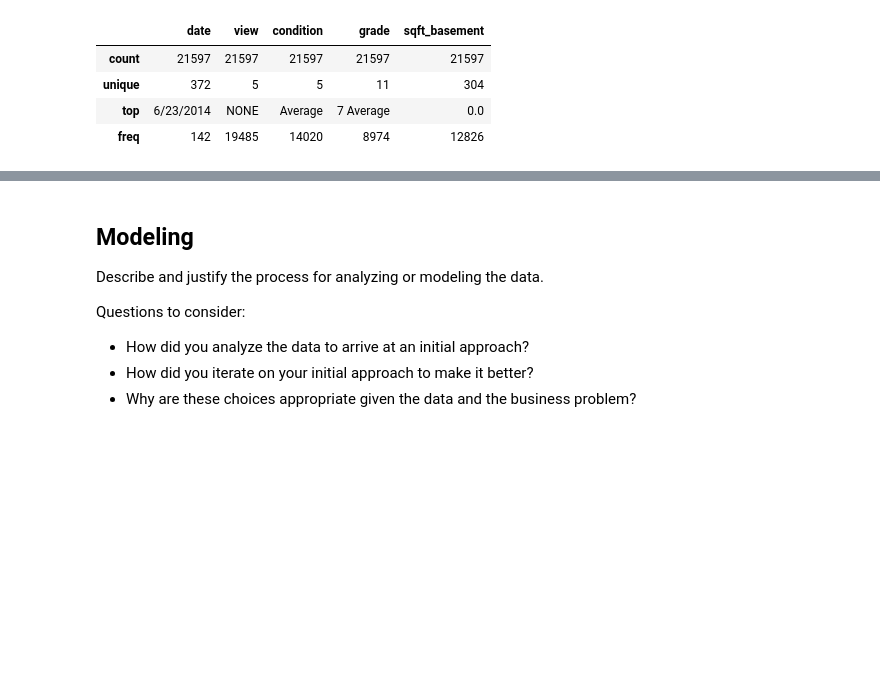
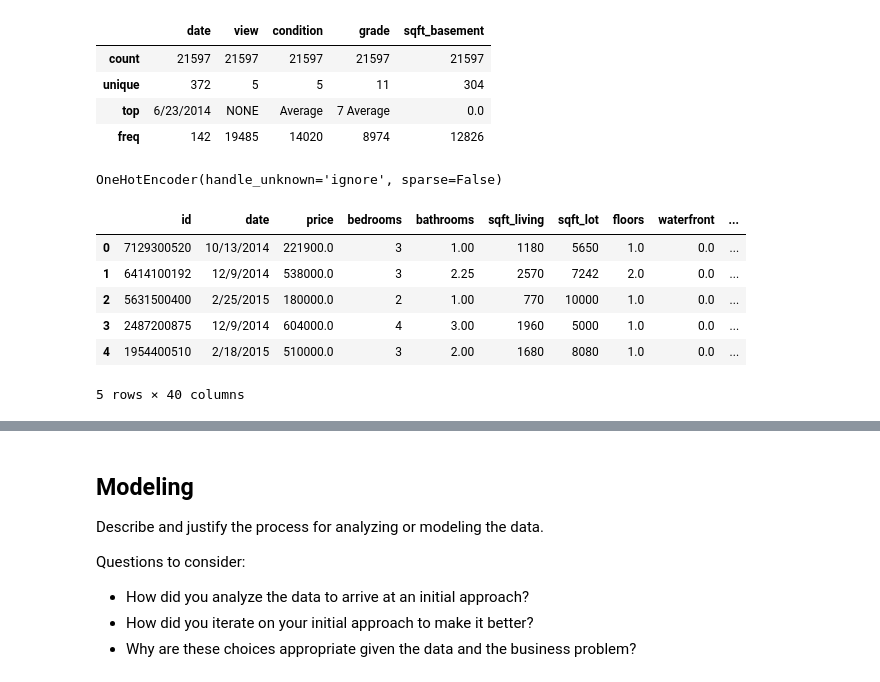
Before and after one commit to garrettwilliams90/Housing_Analysis, a Jupyter notebook: TeamBrass.ipynb, the cells around one changed output, grey strips where cells are left out. Cells and saved outputs as stored; diff of their text form; code cells hidden in the pictures; blank space fills up the shorter version.

```diff
--- a/TeamBrass.ipynb
+++ b/TeamBrass.ipynb
@@ -553,3 +607,72 @@ df[obj_column].describe()
 | unique | 372 | 5 | 5 | 11 | 304 |
 | top | 6/23/2014 | NONE | Average | 7 Average | 0.0 |
 | freq | 142 | 19485 | 14020 | 8974 | 12826 |
+# %%
+# Create a variable for view column
+view_col = df[["view"]]
+condition_df = df[["condition"]]
+grade_df = df[['grade']]
+
+# Instantiate a OneHotEncoder with categories="auto",
+# sparse=False, and handle_unknown="ignore"
+ohe_view = OneHotEncoder(categories="auto",sparse=False, handle_unknown="ignore")
+ohe_cond = OneHotEncoder(categories="auto", sparse=False, handle_unknown="ignore")
+ohe_grade = OneHotEncoder(categories = 'auto', sparse=False, handle_unknown ='ignore')
+
+# Fit the encoder on view_col
+ohe_view.fit(view_col)
+ohe_cond.fit(condition_df)
+ohe_grade.fit(grade_df)
+# %% [output]
+OneHotEncoder(handle_unknown='ignore', sparse=False)
+# %%
+# Transform view_col using the encoder and
+# assign the result to view_col_encoded
+view_col_encoded = ohe_view.transform(view_col)
+condition_df_encoded = ohe_cond.transform(condition_df)
+grade_encoded = ohe_grade.transform(grade_df)
+# %%
+# Make the transformed data into a dataframe
+view_col_encoded = pd.DataFrame(
+    # Pass in NumPy array
+    view_col_encoded,
+    # Set the column names to the categories found by OHE
+    columns="view_"+ohe_view.categories_[0],
+    # Set the index to match df's index
+    index=df.index
+)
+condition_df_encoded = pd.DataFrame(
+    # Pass in NumPy array
+    condition_df_encoded,
+    # Set the column names to the categories found by OHE
+    columns="cond_"+ohe_cond.categories_[0],
+    # Set the index to match df's index
+    index=df.index
+)
+grade_encoded = pd.DataFrame(
+    # Pass in NumPy array
+    grade_encoded,
+    # Set the column names to the categories found by OHE
+    columns="grade_"+ohe_grade.categories_[0],
+    # Set the index to match df's index
+    index=df.index
+)
+# %%
+# Drop original view column
+df.drop("view", axis=1, inplace=True)
+df.drop("condition", axis=1, inplace=True)
+df.drop("grade", axis=1, inplace=True)
+
+# Concatenate the new dataframe with current df
+df = pd.concat([df, view_col_encoded, condition_df_encoded, grade_encoded], axis=1)
+
+# Visually inspect df
+df.head()
+# %% [output]
+|  | id | date | price | bedrooms | bathrooms | sqft_living | sqft_lot | floors | waterfront | ... |
+| 0 | 7129300520 | 10/13/2014 | 221900.0 | 3 | 1.00 | 1180 | 5650 | 1.0 | 0.0 | ... |
+| 1 | 6414100192 | 12/9/2014 | 538000.0 | 3 | 2.25 | 2570 | 7242 | 2.0 | 0.0 | ... |
+| 2 | 5631500400 | 2/25/2015 | 180000.0 | 2 | 1.00 | 770 | 10000 | 1.0 | 0.0 | ... |
+| 3 | 2487200875 | 12/9/2014 | 604000.0 | 4 | 3.00 | 1960 | 5000 | 1.0 | 0.0 | ... |
+| 4 | 1954400510 | 2/18/2015 | 510000.0 | 3 | 2.00 | 1680 | 8080 | 1.0 | 0.0 | ... |
+5 rows × 40 columns
```
Also changed, not shown: parts of 17 cells of this notebook.
